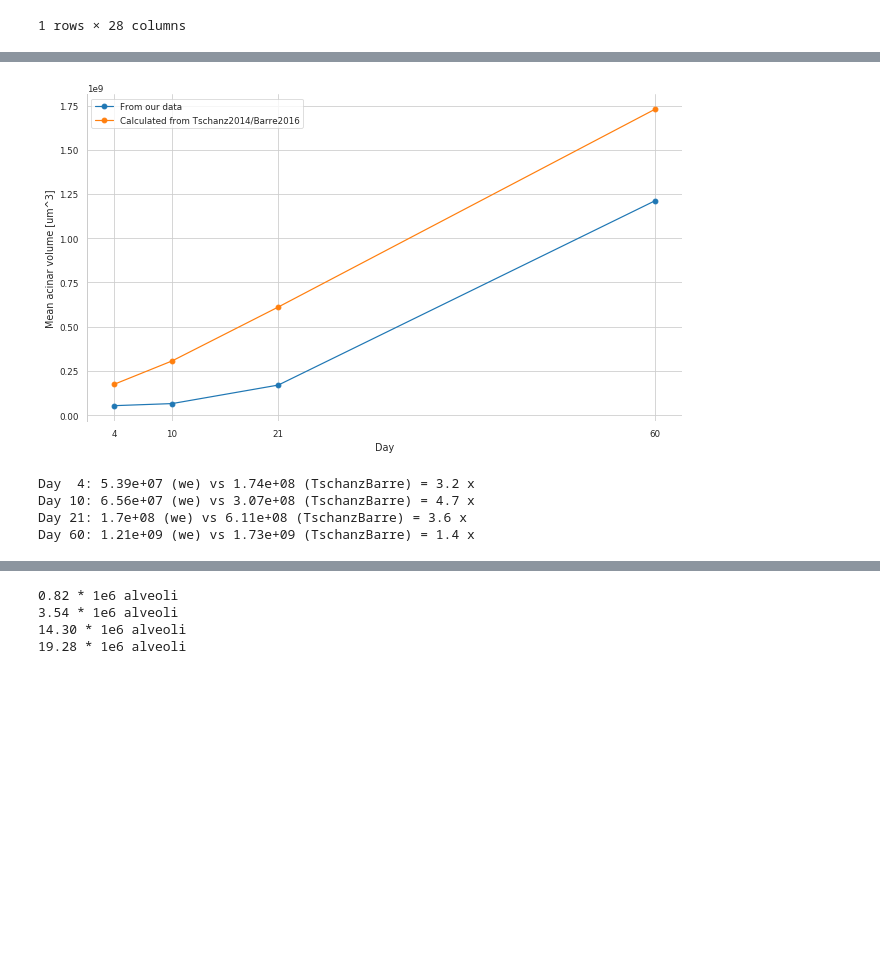
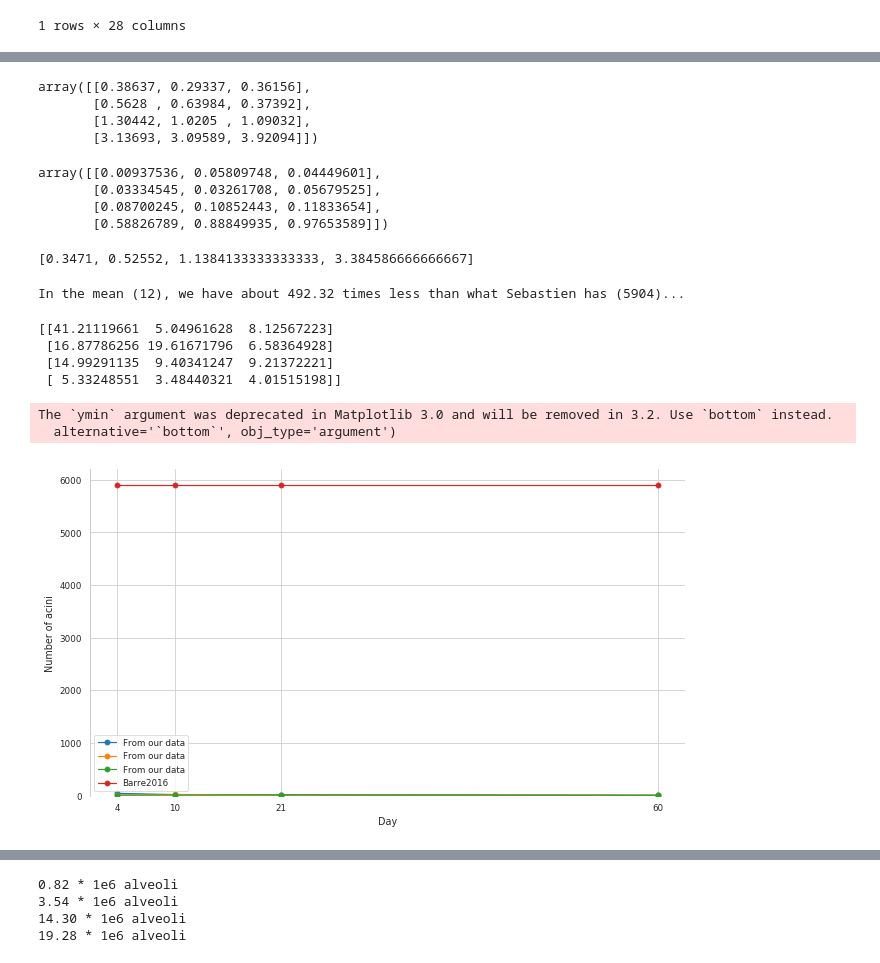
Before and after one commit to habi/acinar-analysis, a Jupyter notebook: Analysis.ipynb, the cells around one changed output, grey strips where cells are left out. Drawn from its saved outputs; the diff is of its cells as text; code cells hidden in the pictures; blank space fills up the shorter version.

Commit message:
Calculate and compare some mean numbers
- Mean acinar volume
- Mean alveoli per acinus
- Mean alveolar volume

```diff
--- a/Analysis.ipynb
+++ b/Analysis.ipynb
@@ -1621,21 +1556,69 @@ Mean volume per alveolus: 1.7e+06 um^3
+# %%
+# From Datenblattstefan.xls we copy the mean parenchymal volume
+# Uncorrected
+V_lung_par = [[0.81, 0.77, 0.92],  # d04
+              [1.68, 1.72, 1.23],  # d10
+              [3.46, 3.25, 2.64],  # d21
+              [8.41, 9.41, 9.54]]  # d60
+# Corrected with Stefans Shrinkagefactor
+ShrinkageFactorPerLung = [[0.477, 0.381, 0.393],  # d04
+                          [0.335, 0.372, 0.304],  # d10
+                          [0.377, 0.314, 0.413],  # d21
+                          [0.373, 0.329, 0.411]]  # d60
+# Correct with the shrinking factor
+V_lung_par_corr = numpy.multiply(V_lung_par,
+                                 ShrinkageFactorPerLung)
+# %%
+V_lung_par_corr
+# %% [output]
+array([[0.38637, 0.29337, 0.36156],
+       [0.5628 , 0.63984, 0.37392],
+       [1.30442, 1.0205 , 1.09032],
+       [3.13693, 3.09589, 3.92094]])
+# %%
+V_az = Data.groupby(by='Animal')['Volume_Acinus_STEPanizer'].mean().values.reshape(4, 3)
+V_az
+# %% [output]
+array([[0.00937536, 0.05809748, 0.04449601],
+       [0.03334545, 0.03261708, 0.05679525],
+       [0.08700245, 0.10852443, 0.11833654],
+       [0.58826789, 0.88849935, 0.97653589]])
+# %%
+[numpy.mean(v) for v in V_lung_par_corr]
+# %% [output]
+[0.3471, 0.52552, 1.1384133333333333, 3.384586666666667]
+# %%
+NumberOfAcini = numpy.divide(V_lung_par_corr,
+                             V_az)
+print('In the mean (%0.0f), we have about %0.2f times less '
+      'than what Sebastien has (%0.0f)...' % (numpy.mean(NumberOfAcini),
+                                              BarreNumberOfAcini / numpy.mean(NumberOfAcini),
+                                              BarreNumberOfAcini))
+# %% [output]
+In the mean (12), we have about 492.32 times less than what Sebastien has (5904)...
+# %%
+print(NumberOfAcini)
+# %% [output]
+[[41.21119661  5.04961628  8.12567223]
+ [16.87786256 19.61671796  6.58364928]
+ [14.99291135  9.40341247  9.21372221]
+ [ 5.33248551  3.48440321  4.01515198]]
 # %%
-plt.plot(sorted(Data.Day.unique()), MeanAcinarVolume, marker='o', label='From our data')
-plt.plot(sorted(Data.Day.unique()), TschanzBarreAcinarVolume, marker='o', label='Calculated from Tschanz2014/Barre2016')
+plt.plot(sorted(Data.Day.unique()),
+         NumberOfAcini,
+         marker='o',
+         label='From our data')
+plt.plot(sorted(Data.Day.unique()),
+         [BarreNumberOfAcini] * len(Data.Day.unique()),
+         marker='o',
+         label='Barre2016')
 plt.legend(loc='best')
 plt.xticks(Data.Day.unique())
 plt.xlabel('Day')
-plt.ylabel('Mean acinar volume [um^3]')
+plt.ylabel('Number of acini')
+plt.ylim(ymin=0)
 plt.show()
 # %% [output]
+The `ymin` argument was deprecated in Matplotlib 3.0 and will be removed in 3.2. Use `bottom` instead.
+  alternative='`bottom`', obj_type='argument')
-[figure, old version]
+[figure, new version]
-# %%
-for c, vol in enumerate(MeanAcinarVolume):
-    print('Day %02s: %0.3g (we) vs %0.3g (TschanzBarre) = %0.2g x' % (sorted(Data.Day.unique())[c],
-                                                                      vol,
-                                                                      TschanzBarreAcinarVolume[c],
-                                                                      TschanzBarreAcinarVolume[c] / vol))
-# %% [output]
-Day  4: 5.39e+07 (we) vs 1.74e+08 (TschanzBarre) = 3.2 x
-Day 10: 6.56e+07 (we) vs 3.07e+08 (TschanzBarre) = 4.7 x
-Day 21: 1.7e+08 (we) vs 6.11e+08 (TschanzBarre) = 3.6 x
-Day 60: 1.21e+09 (we) vs 1.73e+09 (TschanzBarre) = 1.4 x
```
Also changed, not shown: parts of 51 cells of this notebook.
